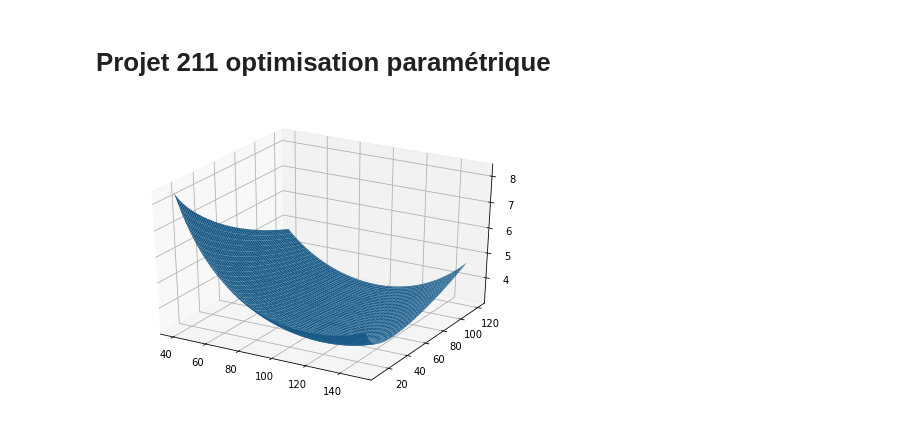
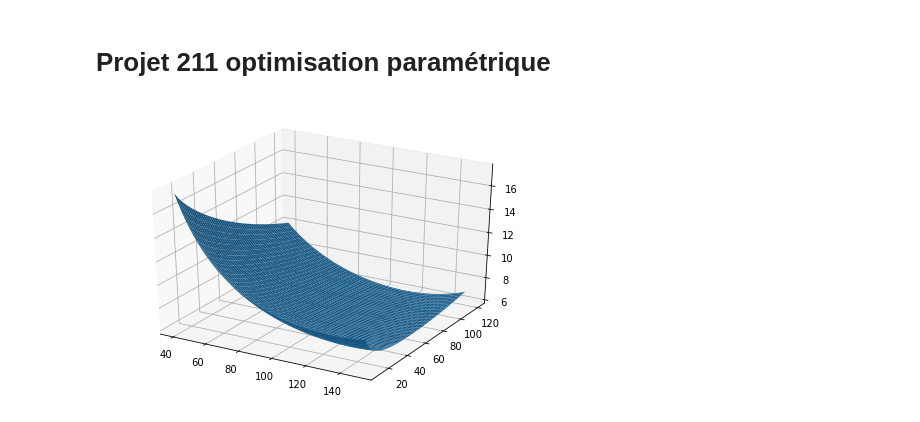
Before and after one commit to rbouteiller/projet_211, a Jupyter notebook: Jupyter.ipynb, the cells around one changed output. Saved outputs shown, nothing was run; the diff lists cells and outputs as text; code cells hidden in the pictures.

```diff
--- a/Jupyter.ipynb
+++ b/Jupyter.ipynb
@@ -11,26 +9,23 @@ import math
 # %%
-#Initialisation des vitesses et debit souhaité
+#Initialisation des vitesses posibles et du debit souhaité
 Vitesse_leger = np.linspace(40,150,100)
 Vitesse_lourd = np.linspace(10,120,100)
-Debit = 150
+Debit = 200
 # %%
 #Equation, critère
 ax = Axes3D(plt.figure())
 X, Y = np.meshgrid(Vitesse_leger,Vitesse_lourd)
 
-def f2(vitesse_leger,vitesse_lourd) :
+def f(vitesse_leger,vitesse_lourd) :
     critere_partie_1 = (np.exp(0.3734+0.06*(0.75*vitesse_leger/2+ 0.25*vitesse_lourd/2))-30)/30 #Nombre de mort
     critere_partie_2 = Debit/((80*vitesse_leger/100) + (20*vitesse_lourd/100)) #Debit
-    critere = critere_partie_1 + 2*critere_partie_2 + 0.1*vitesse_leger/vitesse_lourd
+    critere = critere_partie_1 + 3*critere_partie_2 + 0.2*vitesse_leger/vitesse_lourd
     return critere
 
-def f3(x,y):
-    return x**4 + y**4 - (x-y)**2
-f=f2
 
 Z = f(X,Y)
 ax.plot_surface(X,Y,Z)
 plt.show()
 # %% [output]
-[figure, old version]
+[figure, new version]
 # %%
```
Also changed, not shown: parts of 4 cells of this notebook.
